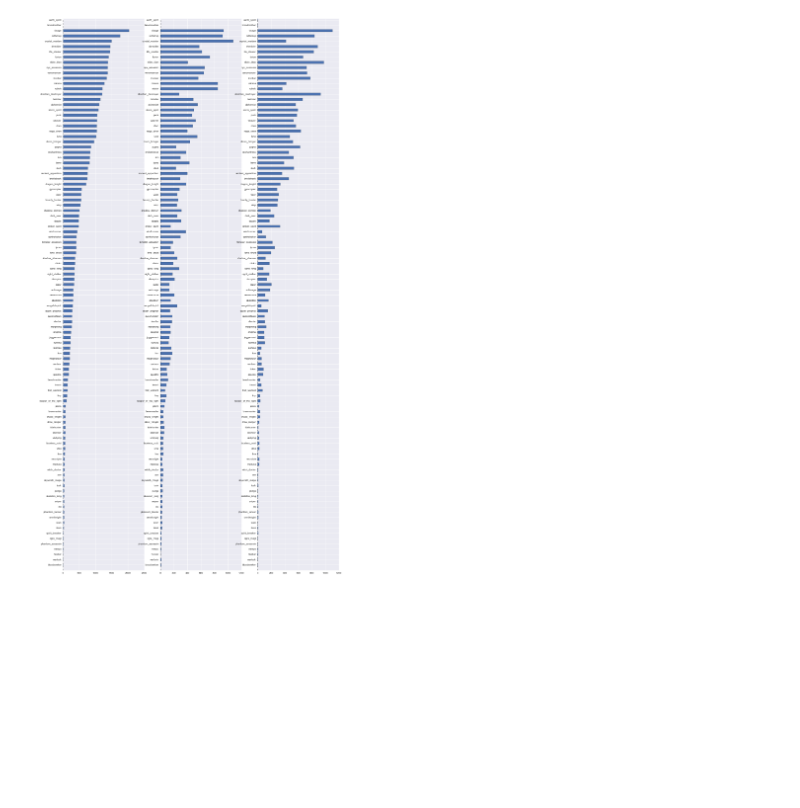
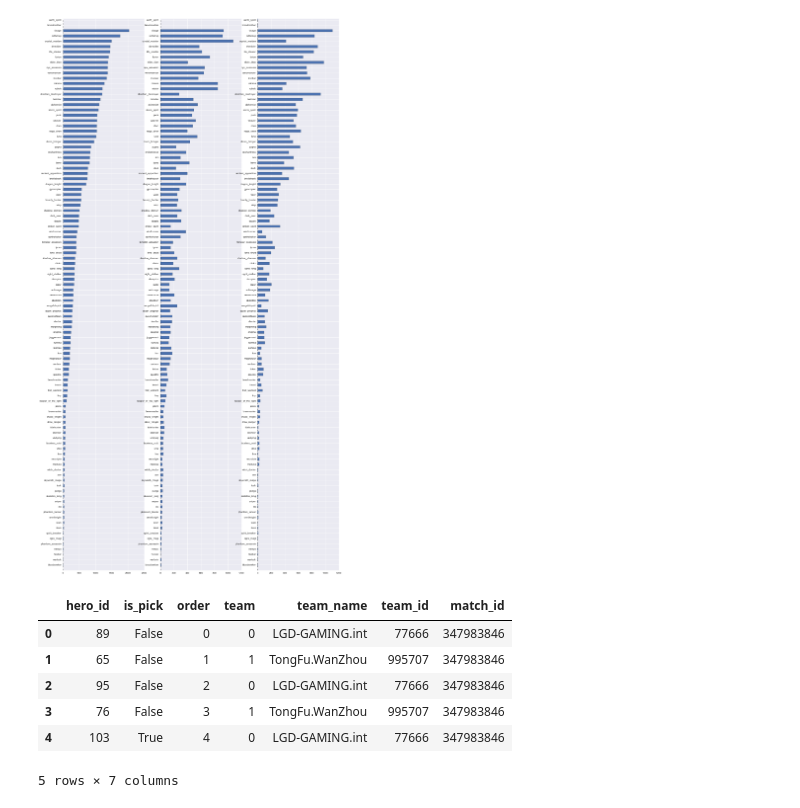
Before and after one commit to TomAugspurger/dota, a Jupyter notebook: examples/Picks and bans.ipynb, the cells around one changed output. Cells and saved outputs as stored; diff of their text form; code cells hidden in the pictures; blank space fills up the shorter version.

```diff
--- a/examples/Picks and bans.ipynb
+++ b/examples/Picks and bans.ipynb
@@ -39,3 +41,25 @@ bans.plot(kind='barh', ax=axes[2], label='Bans')
 # %% [output]
 <matplotlib.axes._subplots.AxesSubplot at 0x...>
 [figure]
+# %%
+data_dir = pathlib.Path(os.path.expanduser('~/sandbox/dota/data/pro'))
+games = cached_games(data_dir)
+
+# Limit to 6.80 and filter modes with picks or bans
+_680 = arrow.get(1381989600)
+
+pbs = (api.DetailsResponse.from_json(str(data_dir) + '/' + str(x) + '.json') for x in games)
+pbs = (dr for dr in pbs if getattr(dr, 'picks_bans') is not None and dr.start_time > _680
+       and dr.game_mode == 2)
+
+dfs = []
+
+for dr in pbs:
+    df = dr.picks_bans.copy()
+    df.loc[df.team == 0, 'team_name'] = getattr(dr, 'radiant_name', np.nan)
+    df.loc[df.team == 0, 'team_id'] = getattr(dr, 'radiant_team_id', np.nan)
+
+    df.loc[df.team == 1, 'team_name'] = getattr(dr, 'dire_name', np.nan)
+    df.loc[df.team == 1, 'team_id'] = getattr(dr, 'dire_team_id', np.nan)
+    df['match_id'] = dr.match_id
+    dfs.append(df)
@@ -41,0 +69,10 @@ bans.plot(kind='barh', ax=axes[2], label='Bans')
+# %%
+df.head()
+# %% [output]
+|  | hero_id | is_pick | order | team | team_name | team_id | match_id |
+| 0 | 89 | False | 0 | 0 | LGD-GAMING.int | 77666 | 347983846 |
+| 1 | 65 | False | 1 | 1 | TongFu.WanZhou | 995707 | 347983846 |
+| 2 | 95 | False | 2 | 0 | LGD-GAMING.int | 77666 | 347983846 |
+| 3 | 76 | False | 3 | 1 | TongFu.WanZhou | 995707 | 347983846 |
+| 4 | 103 | True | 4 | 0 | LGD-GAMING.int | 77666 | 347983846 |
+5 rows × 7 columns
```
Also changed, not shown: parts of 15 cells of this notebook.
